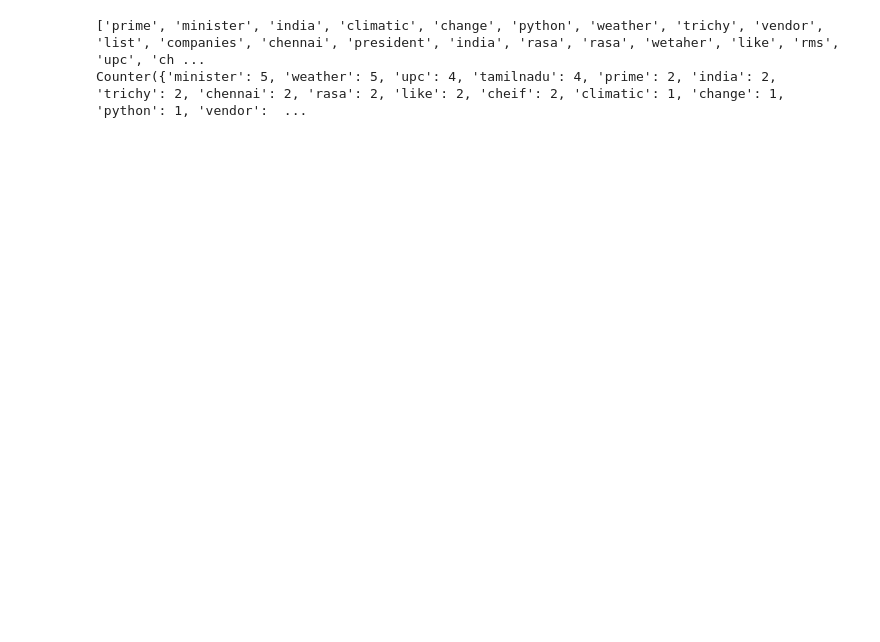
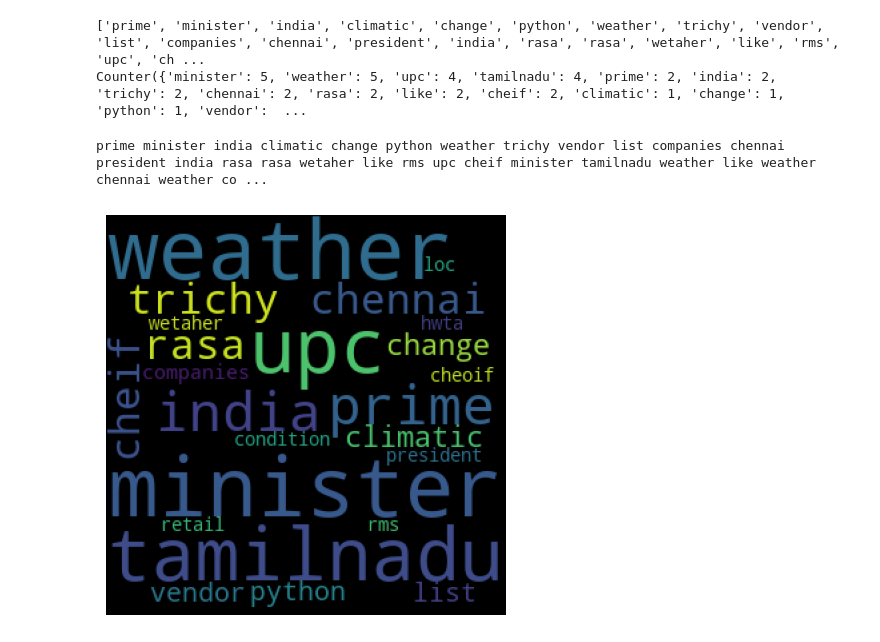
Before and after one commit to MeTuL10/rasachatbot, a Jupyter notebook: intent classification/redis_analysis.ipynb, the cells around one changed output. Drawn from its saved outputs; the diff is of its cells as text; code cells hidden in the pictures; blank space fills up the shorter version.

```diff
--- a/intent classification/redis_analysis.ipynb
+++ b/intent classification/redis_analysis.ipynb
@@ -116,14 +116,3 @@ def correct_word_spelling(sentence):
         word = Word(word)
         words2.append(word.correct())
     return(" ".join(words2))
-# %%
-userinputs=[]
-for i in newinputs2:
-    i=cleaning_numbers(i)
-    i=cleaning_contractions(i)
-    i=cleaning_punctuations(i)
-    i=cleaning_stopwords(i)
-    #i=correct_word_spelling(i)
-    if i!="":
-        print(i)
-        userinputs.append(i)
@@ -151,0 +119,18 @@ print(userinputs)
+# %%
+#performing all data cleaning operations
+cleanedinputs=[]
+wordmap=dict()
+for i in newinputs2:
+    temp=cleaning_numbers(i)
+    temp=cleaning_contractions(temp)
+    temp=cleaning_punctuations(temp)
+    temp=cleaning_stopwords(temp)
+    #i=correct_word_spelling(i)
+    if temp!="":
+        cleanedinputs.append(temp)
+        keys=set(wordmap.keys())
+        for j in temp.split():
+            if j not in keys:
+                wordmap[j]=[i]
+            else:
+                wordmap[j].append(i) #mapping the maps their sentences
@@ -152,10 +159,22 @@ print(userinputs)
 # %%
 words=[]
-for i in userinputs:
+for i in cleanedinputs:
     words.extend(i.split())
 print(words)
-words=Counter(words)
-print(words)
+wordcount=Counter(words) #counting occurance of each word
+print(wordcount)
 # %% [output]
 ['prime', 'minister', 'india', 'climatic', 'change', 'python', 'weather', 'trichy', 'vendor', 'list', 'companies', 'chennai', 'president', 'india', 'rasa', 'rasa', 'wetaher', 'like', 'rms', 'upc', 'ch ...
 Counter({'minister': 5, 'weather': 5, 'upc': 4, 'tamilnadu': 4, 'prime': 2, 'india': 2, 'trichy': 2, 'chennai': 2, 'rasa': 2, 'like': 2, 'cheif': 2, 'climatic': 1, 'change': 1, 'python': 1, 'vendor':  ...
+# %%
+comment_words = " ".join(words)+ " "
+print(comment_words)
+wordcloud = WordCloud(width = 300, height = 300,background_color ='black',min_font_size = 10).generate(comment_words)
+plt.figure(figsize = (4, 4), facecolor = None)
+plt.imshow(wordcloud)
+plt.axis("off")
+plt.tight_layout(pad = 0)
+plt.show()
+# %% [output]
+prime minister india climatic change python weather trichy vendor list companies chennai president india rasa rasa wetaher like rms upc cheif minister tamilnadu weather like weather chennai weather co ...
+[figure, added]
```
Also changed, not shown: parts of 5 cells of this notebook.
